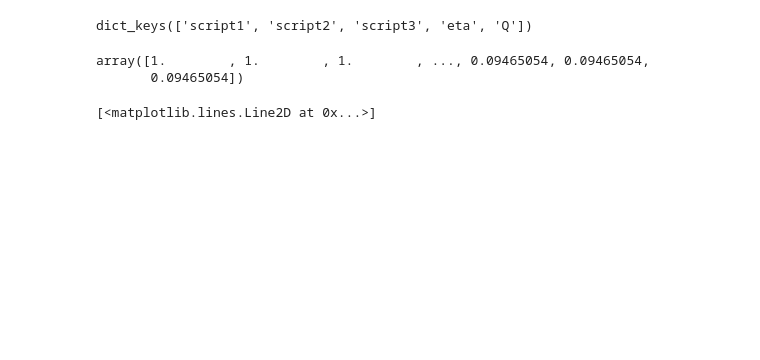
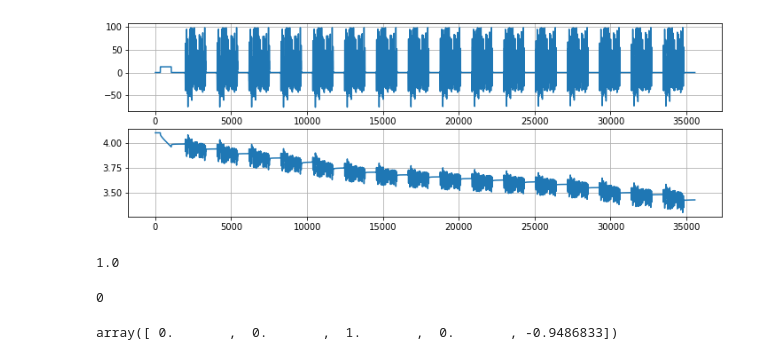
Before and after one commit to amirhosseinh77/Lithium-ion-Battery-Sim, a Jupyter notebook: 5-test.ipynb, the cells around one changed output. Cells and saved outputs as stored; diff of their text form; code cells hidden in the pictures; blank space fills up the shorter version.

```diff
--- a/5-test.ipynb
+++ b/5-test.ipynb
@@ -10,6 +10,9 @@ from scipy.linalg import block_diag, cholesky
 from copy import copy
 # %%
 data = loadmat('./PANdata_P25.mat')
-data['DYNData'].keys()
+time    = np.array(data['DYNData']['script1']['time'])
+deltat = time[1]-time[0]
+time    = time-time[0] # start time at 0
+currents = np.array(data['DYNData']['script1']['current']) # discharge > 0; charge < 0.
+voltages = np.array(data['DYNData']['script1']['voltage'])
+soc     = np.array(data['DYNData']['script1']['soc'])
-# %% [output]
-dict_keys(['script1', 'script2', 'script3', 'eta', 'Q'])
@@ -23,7 +19,15 @@ soc     = np.array(data['DYNData']['script1']['soc'])
 # %%
-soc
+plt.figure(figsize=(12,4))
+plt.subplot(2,1,1)
+plt.plot(time,currents)
+plt.grid()
+plt.subplot(2,1,2)
+plt.plot(time,voltages)
+plt.grid()
+plt.show()
 # %% [output]
-array([1.        , 1.        , 1.        , ..., 0.09465054, 0.09465054,
-       0.09465054])
+[figure, added]
 # %%
-%matplotlib qt
+deltat
+# %% [output]
+1.0
@@ -30,4 +36,43 @@ array([1.        , 1.        , 1.        , ..., 0.09465054, 0.09465054,
+# %%
+model = copy(LIB1)
+ir0   = 0
+hk0   = 0
+SOC0  = 1 # self.model.OCVfromSOC(self.model.outputEqn(ir0))
+
+xhat  = np.vstack([ir0,hk0,SOC0]) # initial state
+
+# Covariance values
+SigmaX = block_diag(1e2,1e-2,1e-3)  # uncertainty of initial state
+SigmaV = 3e-1  # Uncertainty of voltage sensor, output equation
+SigmaW = 4e0   # Uncertainty of current sensor, state equation
+
+# SPKF specific parameters
+Nx = SigmaX.shape[0]
+Nw = 1
+Nv = 1
+Na = Nx+Nw+Nv
+Wmx = np.zeros(2*Na+1)
+h = np.sqrt(3)
+Wmx[0] = (h**2-Na)/(h**2)
+Wmx[1:] = 1/(2*h**2)
+Wcx=Wmx
+Wm = Wmx.reshape(-1,1) # mean
+Wc = Wcx.reshape(-1,1) # covar
+Qbump = 5
+
+# previous value of current
+priorI = 0
+model.sik
+# %% [output]
+0
 # %%
-plt.plot(np.arange(10), np.sin(np.arange(10)))
+eigval, _ = np.linalg.eig(SigmaX)
+# print(eigval)
+sigmaXa = block_diag(SigmaX, SigmaW, SigmaV)
+sigmaXa = np.real(cholesky(sigmaXa, lower=True))
+xhata = np.vstack([xhat, np.zeros((Nw+Nv,1))])
-# %% [output]
-[<matplotlib.lines.Line2D at 0x...>]
+# %%
+Xa = xhata.reshape(Na,1) + h*np.hstack([np.zeros((Na, 1)), sigmaXa, -sigmaXa])
+Xa[:,-1]
+# %% [output]
+array([ 0.       ,  0.       ,  1.       ,  0.       , -0.9486833])
```
Also changed, not shown: parts of 26 cells of this notebook, 3 other files.
